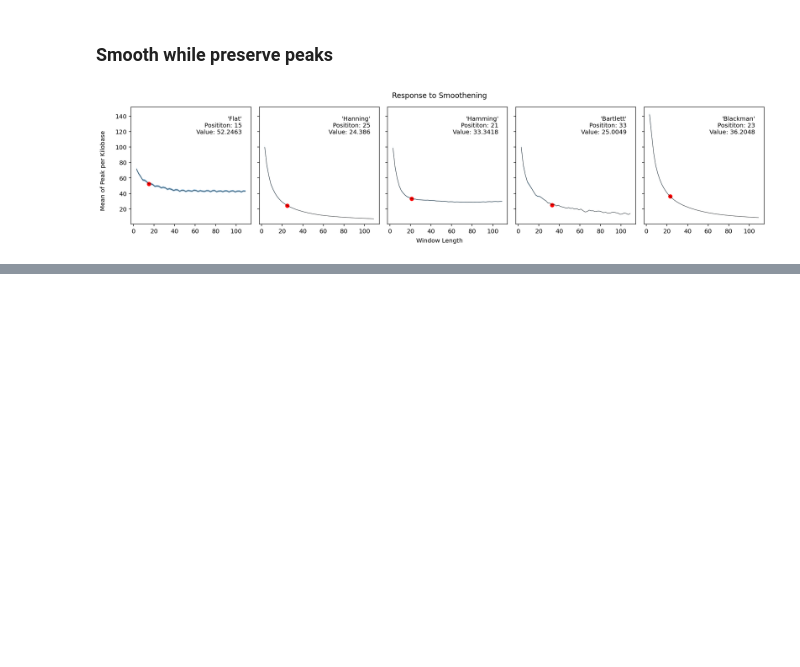
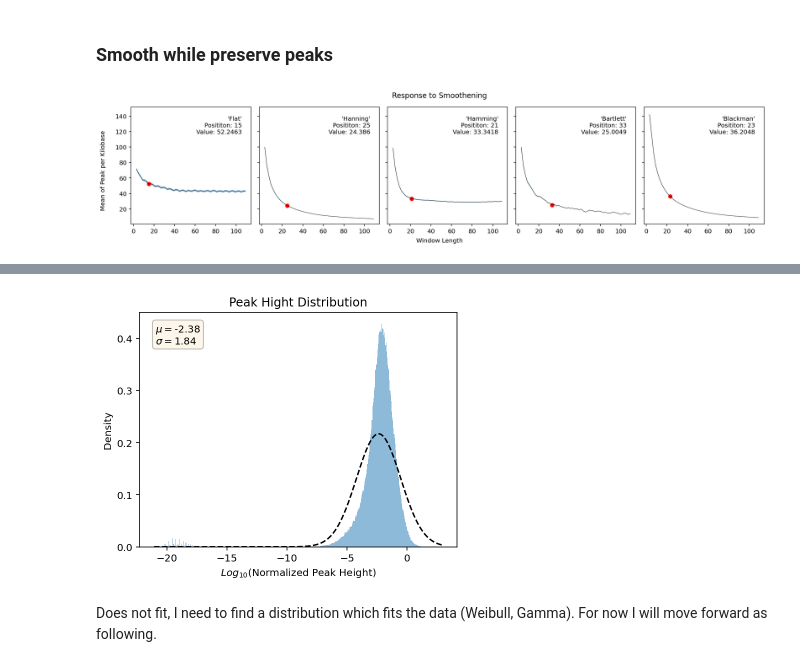
Before and after one commit to inecik/RiboSeqAnalysis, a Jupyter notebook: jupyter_server/ribosome_stalling_sites.ipynb, the cells around one changed output, grey strips where cells are left out. Cells and saved outputs as stored; diff of their text form; code cells hidden in the pictures; blank space fills up the shorter version.

```diff
--- a/jupyter_server/ribosome_stalling_sites.ipynb
+++ b/jupyter_server/ribosome_stalling_sites.ipynb
@@ -245,0 +404,21 @@ This means, 'hanning' smoothing with window length 25 will be the choice. I only
+# %%
+log_peak_height = np.log10(peak_calculation)
+# Fitting
+fit_mu, fit_std  = stats.norm.fit(log_peak_height)
+x_data_mock = np.linspace(log_peak_height.min(), log_peak_height.max(), 1000)
+y_data_fit = stats.norm.pdf(x_data_mock, fit_mu, fit_std)
+# Plot
+fig, ax = plt.subplots(1,1, figsize=(5, 4), constrained_layout=True)
+ax.set_title("Peak Hight Distribution")
+ax.set_xlabel(r"$Log_{10}$(Normalized Peak Height)")
+ax.set_ylabel(f"Density")
+ax.hist(log_peak_height, density=True, bins=512, alpha=0.5)
+ax.plot(x_data_mock, y_data_fit, color="black", linestyle='--')
+props = dict(boxstyle='round', facecolor='wheat', alpha=0.25)
+textstr = '\n'.join((r'$\mu=$%.2f' % fit_mu, r'$\sigma=$%.2f' % fit_std))
+ax.text(0.05, 0.95, textstr, transform=ax.transAxes, verticalalignment='top', horizontalalignment="left", bbox=props, alpha=1)
+plt.show()
+# %% [output]
+[figure, added]
+# %% [markdown]
+Does not fit, I need to find a distribution which fits the data (Weibull, Gamma). For now I will move forward as following.
```
Also changed, not shown: parts of 35 cells of this notebook, 1 other file.
